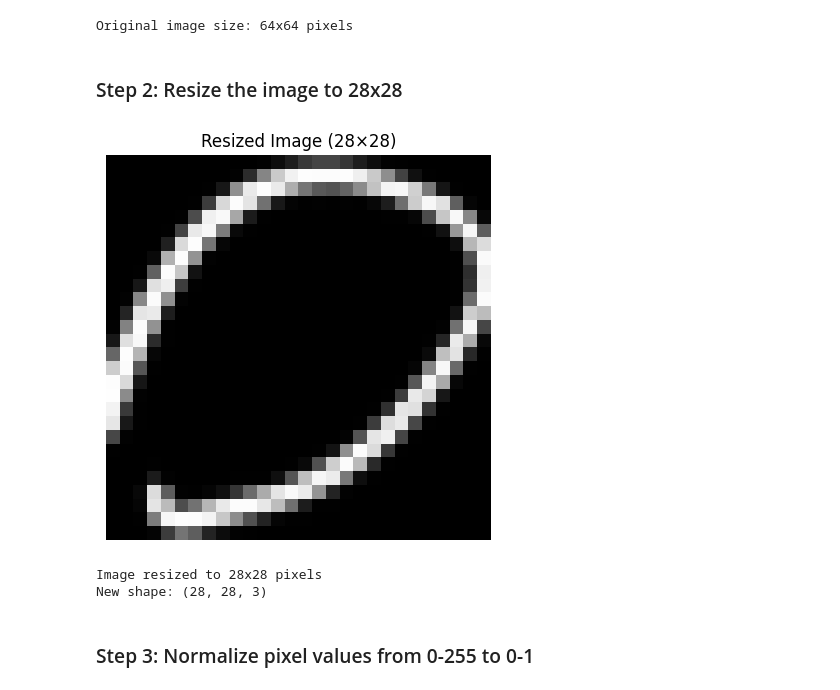
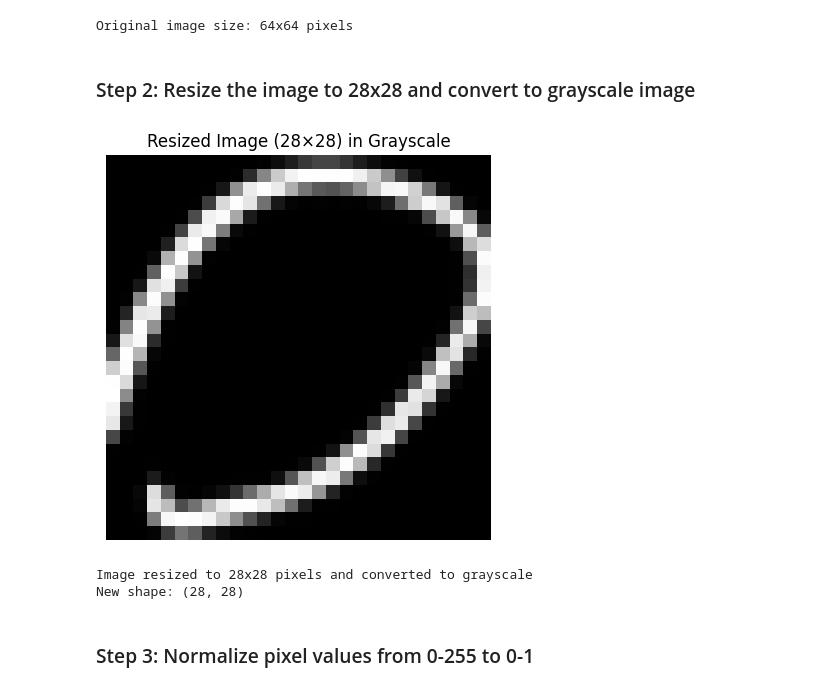
Before and after one commit to SoeukBondol-ai/khmer-number-recognition, a Jupyter notebook: notebooks/eda.ipynb, the cells around one changed output. Cells and saved outputs as stored; diff of their text form; code cells hidden in the pictures.

```diff
--- a/notebooks/eda.ipynb
+++ b/notebooks/eda.ipynb
@@ -189,25 +189,26 @@ print(f"Original image size: {original_img.shape[1]}x{original_img.shape[0]} pix
 [figure]
 Original image size: 64x64 pixels
 # %% [markdown]
-###  Step 2: Resize the image to 28x28
+###  Step 2: Resize the image to 28x28 and convert to grayscale image
 # %%
 
 resized = cv2.resize(original_img, (28, 28), interpolation=cv2.INTER_AREA)
-resized_rgb = cv2.cvtColor(resized, cv2.COLOR_BGR2RGB)
+# Convert the resized image to grayscale
+resized_gray = cv2.cvtColor(resized, cv2.COLOR_BGR2GRAY)
 
-# Display resized image
+# Display the grayscale image
 plt.figure(figsize=(5, 5))
-plt.imshow(resized_rgb)
-plt.title("Resized Image (28×28)")
+plt.imshow(resized_gray, cmap='gray')
+plt.title("Resized Image (28×28) in Grayscale")
 plt.axis('off')
 plt.show()
 
-print("Image resized to 28x28 pixels")
-print(f"New shape: {resized.shape}")
+print("Image resized to 28x28 pixels and converted to grayscale")
+print(f"New shape: {resized_gray.shape}")
 # %% [output]
-[figure, old version]
+[figure, new version]
-Image resized to 28x28 pixels
-New shape: (28, 28, 3)
+Image resized to 28x28 pixels and converted to grayscale
+New shape: (28, 28)
 # %% [markdown]
 ### Step 3: Normalize pixel values from 0-255 to 0-1
 # %%
```
Also changed, not shown: parts of 11 cells of this notebook, 2 other files.
